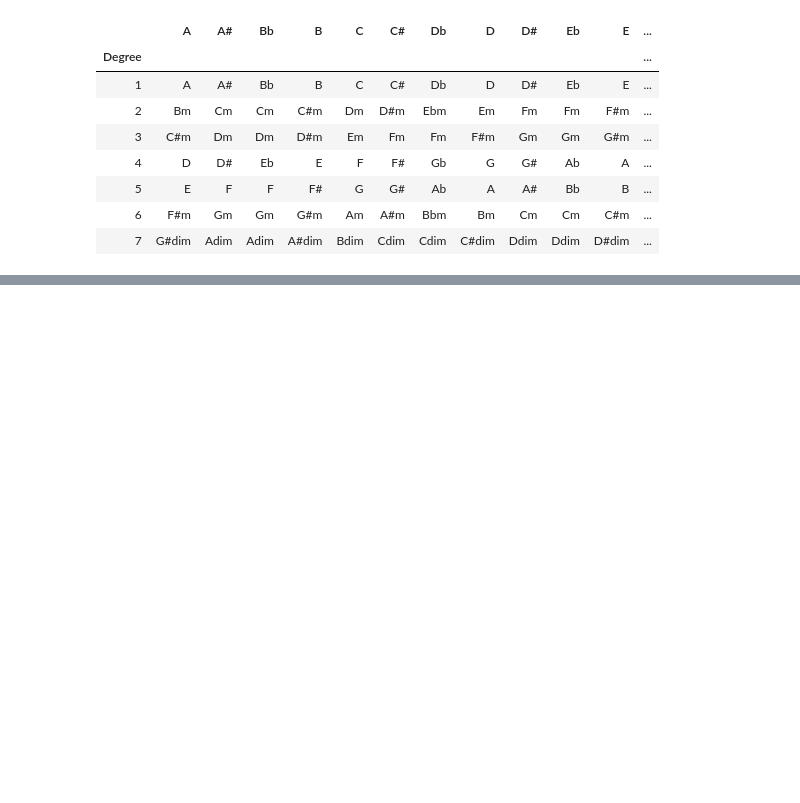
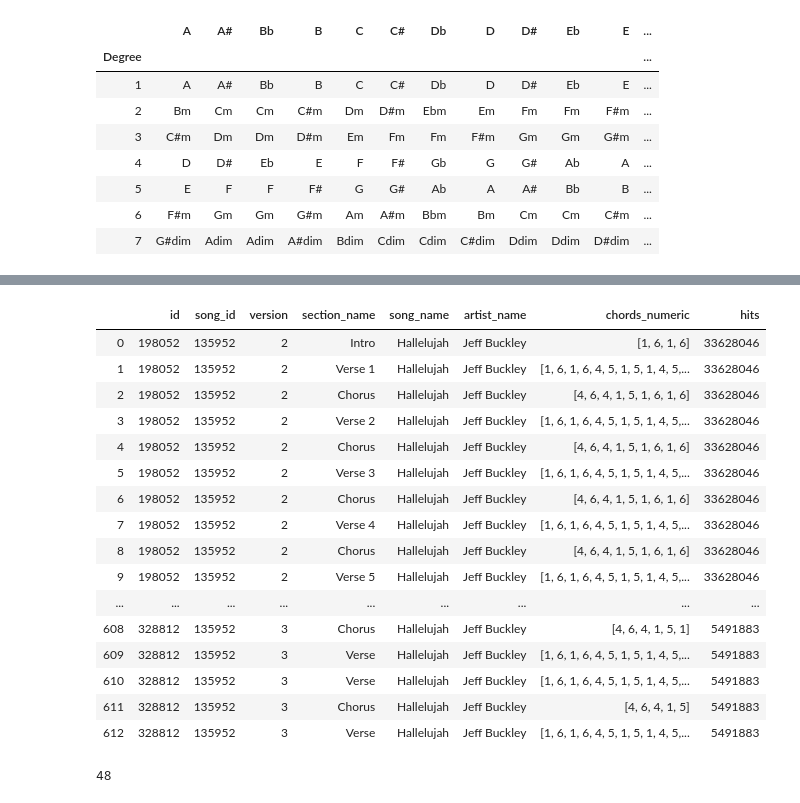
Before and after one commit to chardrew/make-a-pop-hit, a Jupyter notebook: 02 Data scraping/Chord progression scraper.ipynb, the cells around one changed output, grey strips where cells are left out. Drawn from its saved outputs; the diff is of its cells as text; code cells hidden in the pictures; blank space fills up the shorter version.

```diff
--- a/02 Data scraping/Chord progression scraper.ipynb
+++ b/02 Data scraping/Chord progression scraper.ipynb
@@ -521,0 +532,4 @@ key_chord_mapping
+# %%
+md_columns = ['type', 'status', 'verified', 'type_name']
+for c in md_columns:
+    print(md[c].value_counts())
@@ -521,0 +545,4 @@ key_chord_mapping
+# %%
+md = md.drop(md_columns, axis=1)
+md = md.drop(['votes'], axis=1)
+md.head()
@@ -521,0 +559,2 @@ key_chord_mapping
+# %%
+df = chords.join(md, on='id')
@@ -521,0 +601,47 @@ key_chord_mapping
+# %%
+
+
+##### TODO
+'''
+select by song id
+if unique id > 1:
+    select the id of one  with highest hits
+    drop others that dont have this id but have the same song_id
+
+
+take slice
+split into test and train
+save chords to csv
+save md to csv
+save training data to csv
+save test data to csv
+'''
+
+df[['id', 'song_id', 'version', 'section_name', 'song_name', 'artist_name', 'chords_numeric', 'hits']][df[['id', 'version', 'section_name', 'song_name', 'artist_name', 'chords_numeric', 'hits']]['song_name'] == 'Hallelujah']
+# %% [output]
+|  | id | song_id | version | section_name | song_name | artist_name | chords_numeric | hits |
+| 0 | 198052 | 135952 | 2 | Intro | Hallelujah | Jeff Buckley | [1, 6, 1, 6] | 33628046 |
+| 1 | 198052 | 135952 | 2 | Verse 1 | Hallelujah | Jeff Buckley | [1, 6, 1, 6, 4, 5, 1, 5, 1, 4, 5,... | 33628046 |
+| 2 | 198052 | 135952 | 2 | Chorus | Hallelujah | Jeff Buckley | [4, 6, 4, 1, 5, 1, 6, 1, 6] | 33628046 |
+| 3 | 198052 | 135952 | 2 | Verse 2 | Hallelujah | Jeff Buckley | [1, 6, 1, 6, 4, 5, 1, 5, 1, 4, 5,... | 33628046 |
+| 4 | 198052 | 135952 | 2 | Chorus | Hallelujah | Jeff Buckley | [4, 6, 4, 1, 5, 1, 6, 1, 6] | 33628046 |
+| 5 | 198052 | 135952 | 2 | Verse 3 | Hallelujah | Jeff Buckley | [1, 6, 1, 6, 4, 5, 1, 5, 1, 4, 5,... | 33628046 |
+| 6 | 198052 | 135952 | 2 | Chorus | Hallelujah | Jeff Buckley | [4, 6, 4, 1, 5, 1, 6, 1, 6] | 33628046 |
+| 7 | 198052 | 135952 | 2 | Verse 4 | Hallelujah | Jeff Buckley | [1, 6, 1, 6, 4, 5, 1, 5, 1, 4, 5,... | 33628046 |
+| 8 | 198052 | 135952 | 2 | Chorus | Hallelujah | Jeff Buckley | [4, 6, 4, 1, 5, 1, 6, 1, 6] | 33628046 |
+| 9 | 198052 | 135952 | 2 | Verse 5 | Hallelujah | Jeff Buckley | [1, 6, 1, 6, 4, 5, 1, 5, 1, 4, 5,... | 33628046 |
+| ... | ... | ... | ... | ... | ... | ... | ... | ... |
+| 608 | 328812 | 135952 | 3 | Chorus | Hallelujah | Jeff Buckley | [4, 6, 4, 1, 5, 1] | 5491883 |
+| 609 | 328812 | 135952 | 3 | Verse | Hallelujah | Jeff Buckley | [1, 6, 1, 6, 4, 5, 1, 5, 1, 4, 5,... | 5491883 |
+| 610 | 328812 | 135952 | 3 | Verse | Hallelujah | Jeff Buckley | [1, 6, 1, 6, 4, 5, 1, 5, 1, 4, 5,... | 5491883 |
+| 611 | 328812 | 135952 | 3 | Chorus | Hallelujah | Jeff Buckley | [4, 6, 4, 1, 5] | 5491883 |
+| 612 | 328812 | 135952 | 3 | Verse | Hallelujah | Jeff Buckley | [1, 6, 1, 6, 4, 5, 1, 5, 1, 4, 5,... | 5491883 |
+# %%
+x = 0
+for i in df.chords_numeric:
+    l = len(i)
+    if l > x:
+        x = l
+print(x)
+# %% [output]
+48
```
Also changed, not shown: parts of 18 cells of this notebook, 2 other files.
